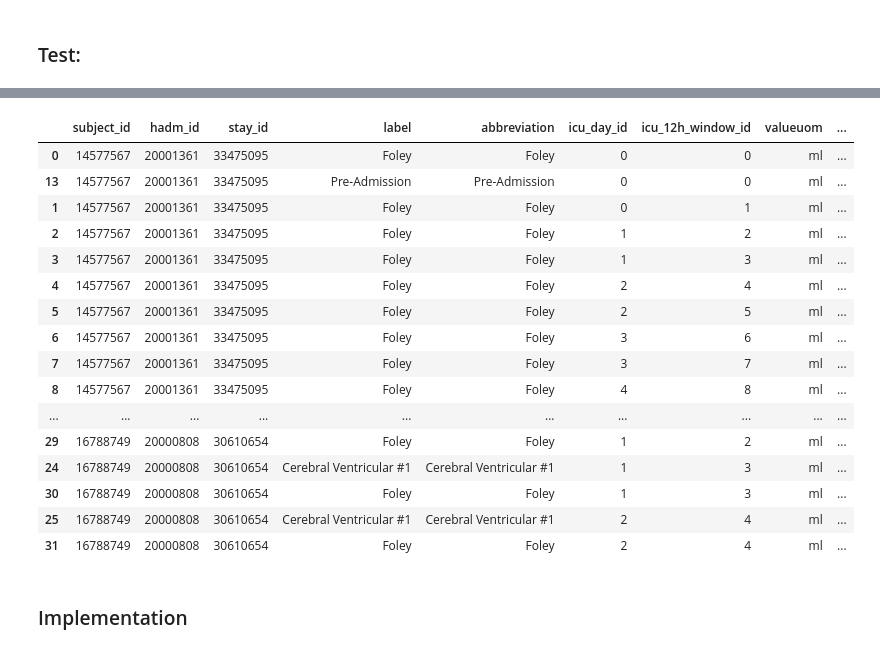
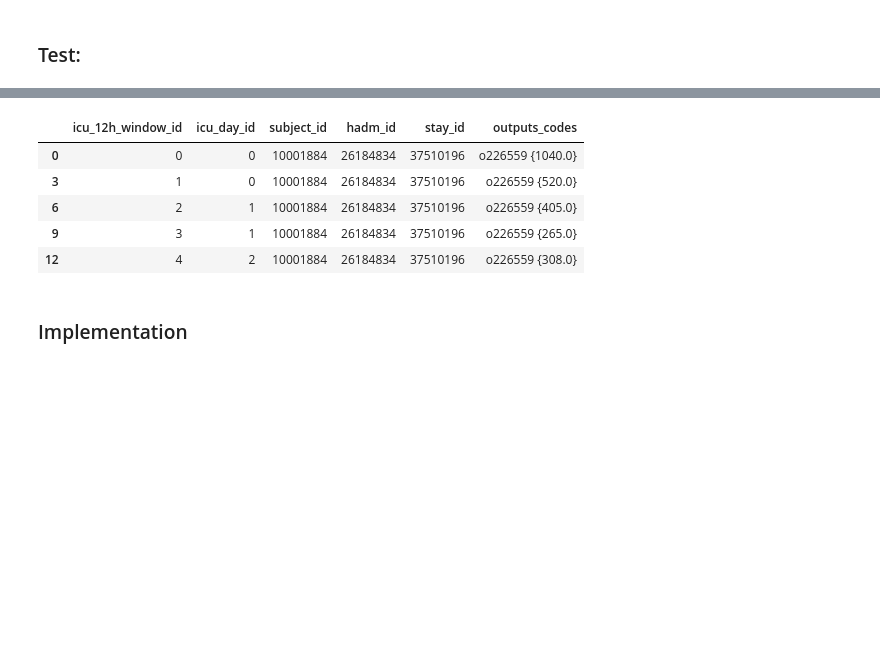
Before and after one commit to maslenkovas/aki_prediction, a Jupyter notebook: other/icu_preprocessing.ipynb, the cells around one changed output, grey strips where cells are left out. Saved outputs shown, nothing was run; the diff lists cells and outputs as text; code cells hidden in the pictures; blank space fills up the shorter version.

```diff
--- a/other/icu_preprocessing.ipynb
+++ b/other/icu_preprocessing.ipynb
@@ -1891,3 +2013,12 @@ AKI_3 SCr: 4995 Urine:  4995 Both:  8339
+# %%
+aki_status_icu['icu_day_id'] = aki_status_icu['charttime'] - aki_status_icu['intime']
+aki_status_icu['icu_day_id'] = [d.days for d in aki_status_icu.loc[:, 'icu_day_id']]
+
+aki_status_icu['icu_12h_window_id'] = aki_status_icu['charttime'] - aki_status_icu['intime']
+aki_status_icu['icu_12h_window_id'] = [(d.days*24 + d.seconds//3600)//12 for d in aki_status_icu.loc[:, 'icu_12h_window_id']]
+# %%
+# aki_status_icu = aki_status_icu[['subject_id', 'hadm_id', 'stay_id', 'specimen_id', 'day_id', 'icu_day_id', 'icu_12h_window_id', 'charttime', 'intime', 'AKI_1_scr',	'AKI_2_scr',	'AKI_3_scr', 'AKI_1_urine',	'AKI_2_urine',	'AKI_3_urine',	'AKI_1',	'AKI_2',	'AKI_3']]
+aki_status_icu = aki_status_icu[['subject_id', 'hadm_id', 'stay_id', 'specimen_id', 'day_id', 'icu_day_id',  'charttime', 'intime', 'AKI_1_scr',	'AKI_2_scr',	'AKI_3_scr', 'AKI_1_urine',	'AKI_2_urine',	'AKI_3_urine',	'AKI_1',	'AKI_2',	'AKI_3']]
 # %%
 aki_status_icu.head()
 # %% [output]
@@ -2029,0 +2188,4 @@ print(f'(TP) admissions with  AKI diagnoses and AKI found by criterias: ',tp_adm
+# %%
+aki_status_icu = aki_status_icu.sort_values(['subject_id',	'hadm_id',	'stay_id', 'icu_day_id'])
+F = aki_status_icu.drop_duplicates('stay_id', keep='first')
+F = F[(~(F.AKI_2==1))&((F.stay_id.isin(tp_stays))|(F.stay_id.isin(tn_stays)))]
@@ -2437,9 +2726,9 @@ itemid | label | category | valuenum
 # %% [markdown]
 ### Test:
 # %%
-test = data_outputevents[data_outputevents.stay_id.isin(stays[:3])][['subject_id', 'hadm_id', 'stay_id', 'value', 'valueuom', 'label', 'abbreviation', 'icu_day_id', 'icu_12h_window_id']]\
-    .groupby(['subject_id', 'hadm_id', 'stay_id','label', 'abbreviation', 'icu_day_id', 'icu_12h_window_id'])\
+test = data_outputevents[data_outputevents.stay_id.isin(stays[:3])][['subject_id', 'hadm_id', 'stay_id', 'value', 'valueuom', 'itemid', 'label', 'abbreviation', 'icu_day_id', 'icu_12h_window_id']]\
+    .groupby(['subject_id', 'hadm_id', 'stay_id','itemid','label', 'abbreviation', 'icu_day_id', 'icu_12h_window_id'])\
         .agg({'valueuom':min, 'value':sum})\
             .reset_index()
-test
+test.head()
 # %% [output]
@@ -2463,27 +2741,16 @@ test
 # %%
-test.columns = [ 'subject_id', 'hadm_id', 'stay_id', 'label', 'abbreviation', 'icu_day_id', 'icu_12h_window_id', 'valueuom', 'sum_output']
+test.columns = [ 'subject_id', 'hadm_id', 'stay_id','itemid', 'label', 'abbreviation', 'icu_day_id', 'icu_12h_window_id', 'valueuom', 'sum_output']
 test = test.sort_values(['subject_id', 'icu_12h_window_id'])
-test['outputs'] = test['label'] + ' {' + test['sum_output'].astype(str) + '} ' + test['valueuom']
-test.groupby(['icu_12h_window_id','icu_day_id', 'subject_id', 'hadm_id', 'stay_id']).outputs.apply('; '.join).reset_index(name='outputs').sort_values(['subject_id', 'icu_12h_window_id'])
-test
+test['outputs_codes'] = 'o' + test['itemid'].astype(str) + ' {' + test['sum_output'].astype(str) + '}'
+test = test.groupby(['icu_12h_window_id','icu_day_id', 'subject_id', 'hadm_id', 'stay_id']).outputs_codes.apply('; '.join).reset_index(name='outputs_codes').sort_values(['subject_id', 'icu_12h_window_id'])
+test.head()
 # %% [output]
-|  | subject_id | hadm_id | stay_id | label | abbreviation | icu_day_id | icu_12h_window_id | valueuom | ... |
-| 0 | 14577567 | 20001361 | 33475095 | Foley | Foley | 0 | 0 | ml | ... |
-| 13 | 14577567 | 20001361 | 33475095 | Pre-Admission | Pre-Admission | 0 | 0 | ml | ... |
-| 1 | 14577567 | 20001361 | 33475095 | Foley | Foley | 0 | 1 | ml | ... |
-| 2 | 14577567 | 20001361 | 33475095 | Foley | Foley | 1 | 2 | ml | ... |
-| 3 | 14577567 | 20001361 | 33475095 | Foley | Foley | 1 | 3 | ml | ... |
-| 4 | 14577567 | 20001361 | 33475095 | Foley | Foley | 2 | 4 | ml | ... |
-| 5 | 14577567 | 20001361 | 33475095 | Foley | Foley | 2 | 5 | ml | ... |
-| 6 | 14577567 | 20001361 | 33475095 | Foley | Foley | 3 | 6 | ml | ... |
-| 7 | 14577567 | 20001361 | 33475095 | Foley | Foley | 3 | 7 | ml | ... |
-| 8 | 14577567 | 20001361 | 33475095 | Foley | Foley | 4 | 8 | ml | ... |
-| ... | ... | ... | ... | ... | ... | ... | ... | ... | ... |
-| 29 | 16788749 | 20000808 | 30610654 | Foley | Foley | 1 | 2 | ml | ... |
-| 24 | 16788749 | 20000808 | 30610654 | Cerebral Ventricular #1 | Cerebral Ventricular #1 | 1 | 3 | ml | ... |
-| 30 | 16788749 | 20000808 | 30610654 | Foley | Foley | 1 | 3 | ml | ... |
-| 25 | 16788749 | 20000808 | 30610654 | Cerebral Ventricular #1 | Cerebral Ventricular #1 | 2 | 4 | ml | ... |
-| 31 | 16788749 | 20000808 | 30610654 | Foley | Foley | 2 | 4 | ml | ... |
+|  | icu_12h_window_id | icu_day_id | subject_id | hadm_id | stay_id | outputs_codes |
+| 0 | 0 | 0 | 10001884 | 26184834 | 37510196 | o226559 {1040.0} |
+| 3 | 1 | 0 | 10001884 | 26184834 | 37510196 | o226559 {520.0} |
+| 6 | 2 | 1 | 10001884 | 26184834 | 37510196 | o226559 {405.0} |
+| 9 | 3 | 1 | 10001884 | 26184834 | 37510196 | o226559 {265.0} |
+| 12 | 4 | 2 | 10001884 | 26184834 | 37510196 | o226559 {308.0} |
 # %% [markdown]
 ### Implementation
 # %%
```
Also changed, not shown: parts of 207 cells of this notebook, 3 other files.
